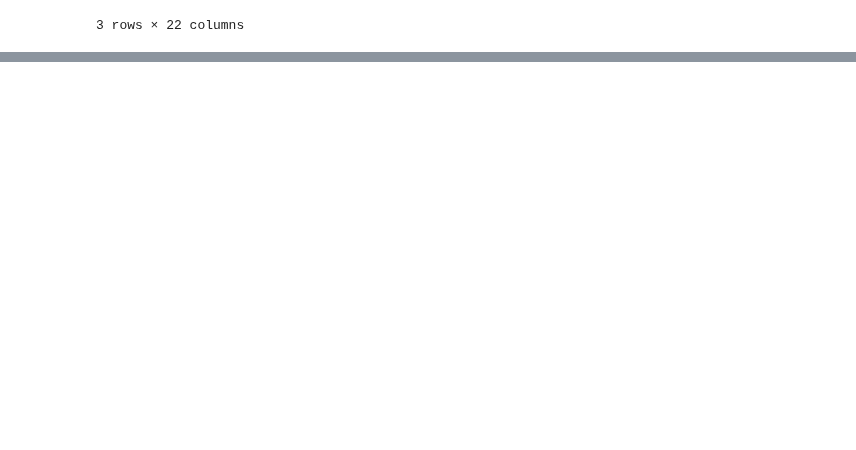
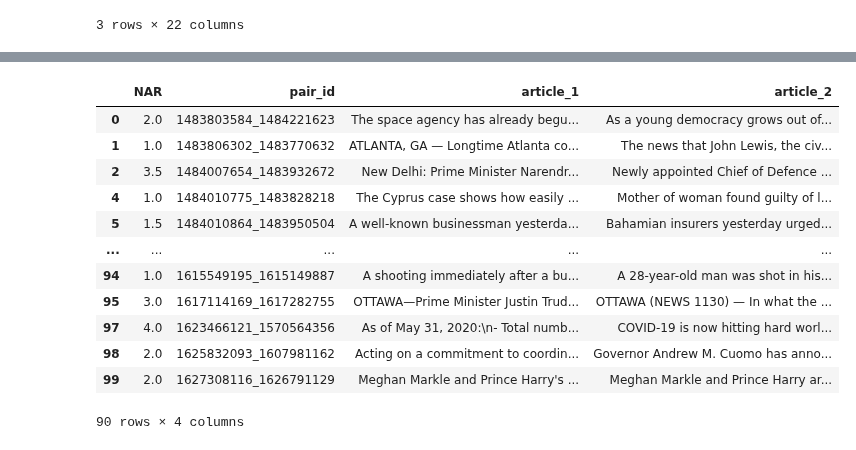
Before and after one commit to shaayaansh/NarrativeSimilarity, a Jupyter notebook: src/eval_data_prep.ipynb, the cells around one changed output, grey strips where cells are left out. Drawn from its saved outputs; the diff is of its cells as text; code cells hidden in the pictures; blank space fills up the shorter version.

Commit message:
add new eval data source: semeval_2022

```diff
--- a/src/eval_data_prep.ipynb
+++ b/src/eval_data_prep.ipynb
@@ -1325,0 +1752,36 @@ Saved CSV         : /Users/shayan/Projects/NarrativeSimilarity/data/eval_data/ra
+# %%
+# Create final SemEval 2022 eval file with selected columns.
+from pathlib import Path
+import pandas as pd
+
+PROJECT_ROOT = Path.cwd()
+if PROJECT_ROOT.name == 'src':
+    PROJECT_ROOT = PROJECT_ROOT.parent
+
+IN_CSV = PROJECT_ROOT / 'data' / 'eval_data' / 'SemEval2022-Task8' / 'final_eval_en_en_with_text.csv'
+OUT_CSV = PROJECT_ROOT / 'data' / 'eval_data' / 'SemEval2022-Task8' / 'semeval_2022_eval_data.csv'
+
+if not IN_CSV.exists():
+    raise FileNotFoundError(f'Missing input: {IN_CSV}')
+
+df = pd.read_csv(IN_CSV)
+required = {'NAR', 'pair_id', 'clean_link_1_text', 'clean_link_2_text'}
+missing = required - set(df.columns)
+if missing:
+    raise ValueError(f'Missing required columns: {sorted(missing)}')
+
+out_df = df[['NAR', 'pair_id', 'clean_link_1_text', 'clean_link_2_text']].copy()
+out_df = out_df.rename(columns={
+    'clean_link_1_text': 'article_1',
+    'clean_link_2_text': 'article_2',
+})
+
+# Optional: keep only rows where both cleaned articles are non-empty.
+out_df['article_1'] = out_df['article_1'].fillna('').astype(str)
+out_df['article_2'] = out_df['article_2'].fillna('').astype(str)
+out_df = out_df[(out_df['article_1'].str.len() > 0) & (out_df['article_2'].str.len() > 0)].copy()
+
+out_df.to_csv(OUT_CSV, index=False)
+print('Saved:', OUT_CSV)
+print('Rows:', len(out_df))
+out_df.head(3)
@@ -1325,0 +1795,16 @@ Saved CSV         : /Users/shayan/Projects/NarrativeSimilarity/data/eval_data/ra
+# %%
+out_df
+# %% [output]
+|  | NAR | pair_id | article_1 | article_2 |
+| 0 | 2.0 | 1483803584_1484221623 | The space agency has already begu... | As a young democracy grows out of... |
+| 1 | 1.0 | 1483806302_1483770632 | ATLANTA, GA — Longtime Atlanta co... | The news that John Lewis, the civ... |
+| 2 | 3.5 | 1484007654_1483932672 | New Delhi: Prime Minister Narendr... | Newly appointed Chief of Defence ... |
+| 4 | 1.0 | 1484010775_1483828218 | The Cyprus case shows how easily ... | Mother of woman found guilty of l... |
+| 5 | 1.5 | 1484010864_1483950504 | A well-known businessman yesterda... | Bahamian insurers yesterday urged... |
+| ... | ... | ... | ... | ... |
+| 94 | 1.0 | 1615549195_1615149887 | A shooting immediately after a bu... | A 28-year-old man was shot in his... |
+| 95 | 3.0 | 1617114169_1617282755 | OTTAWA—Prime Minister Justin Trud... | OTTAWA (NEWS 1130) — In what the ... |
+| 97 | 4.0 | 1623466121_1570564356 | As of May 31, 2020:\n- Total numb... | COVID-19 is now hitting hard worl... |
+| 98 | 2.0 | 1625832093_1607981162 | Acting on a commitment to coordin... | Governor Andrew M. Cuomo has anno... |
+| 99 | 2.0 | 1627308116_1626791129 | Meghan Markle and Prince Harry's ... | Meghan Markle and Prince Harry ar... |
+90 rows × 4 columns
```
Also changed, not shown: parts of 8 cells of this notebook, 5 other files.
